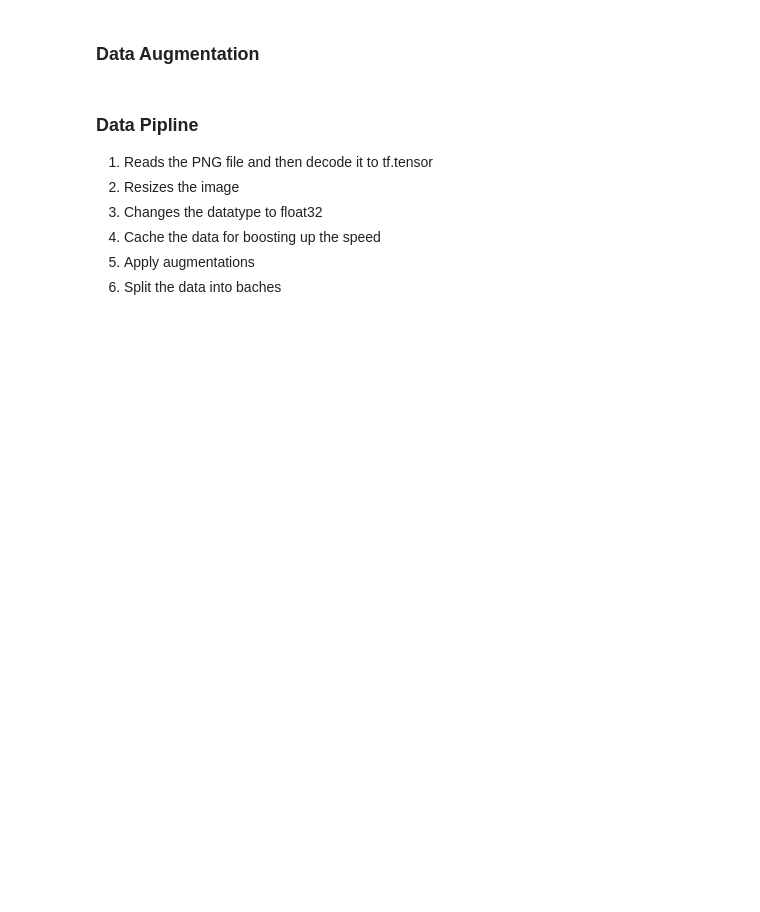
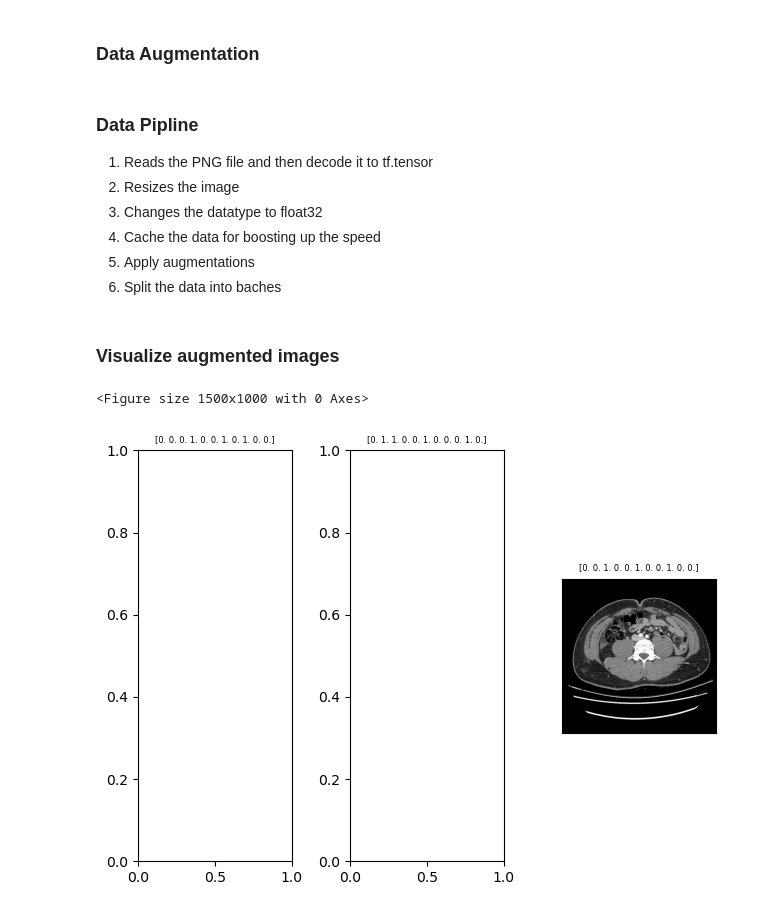
Before and after one commit to Makoto-Noda/RSNA2023, a Jupyter notebook: Efficientnet.ipynb, the cells around one changed output. Saved outputs shown, nothing was run; the diff lists cells and outputs as text; code cells hidden in the pictures; blank space fills up the shorter version.

```diff
--- a/Efficientnet.ipynb
+++ b/Efficientnet.ipynb
@@ -442,3 +455,53 @@ def build_dataset(paths, labels=None, batch_size=32, cache=True,
     ds = ds.prefetch(AUTO)
 
     return ds
+# %% [markdown]
+### Visualize augmented images
+# %%
+def display_batch(batch, size=2):
+
+    if isinstance(batch, tuple):
+        images, targets = batch
+
+    else:
+        images = batch
+        targets = None
+
+    targets = tf.concat(targets, axis=1).numpy()
+
+    plt.figure(figsize=(size*5, 10))
+    fig, axes = plt.subplots(1, size)
+
+    for image_idx in range(size):
+
+        ax = axes[image_idx]
+
+        if targets is not None:
+            ax.set_title(f'{targets[image_idx].round(2)}', fontsize=6)
+        '''
+        plt.subplots(num_rows=1, num_cols=size, image_idx+1)
+        if targets is not None:
+            plt.title(f'{targets[image_idx].round(2)}', fontsize=12)
+        '''
+        image = images[image_idx, ]
+        plt.imshow(image)
+        plt.xticks([]); plt.yticks([])
+
+    plt.tight_layout()
+    plt.show()
+# %%
+fold = 0
+fold_df = train_df[train_df.fold==fold].sample(frac=1.0)
+paths = fold_df.image_path.tolist()
+labels = fold_df[CFG.target_col].values
+
+ds = build_dataset(paths, labels, cache=False, batch_size=32,
+                   repeat=True, shuffle=True, augment=False)
+
+ds = ds.unbatch().batch(20)
+batch = next(iter(ds))
+# %%
+display_batch(batch, 3)
+# %% [output]
+<Figure size 1500x1000 with 0 Axes>
+[figure, added]
```
Also changed, not shown: parts of 7 cells of this notebook, 3 other files.
